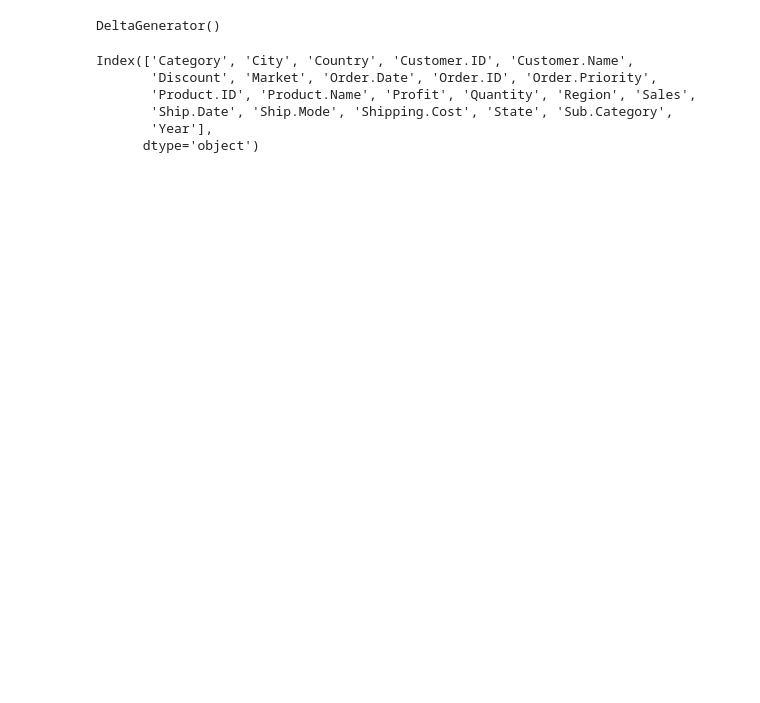
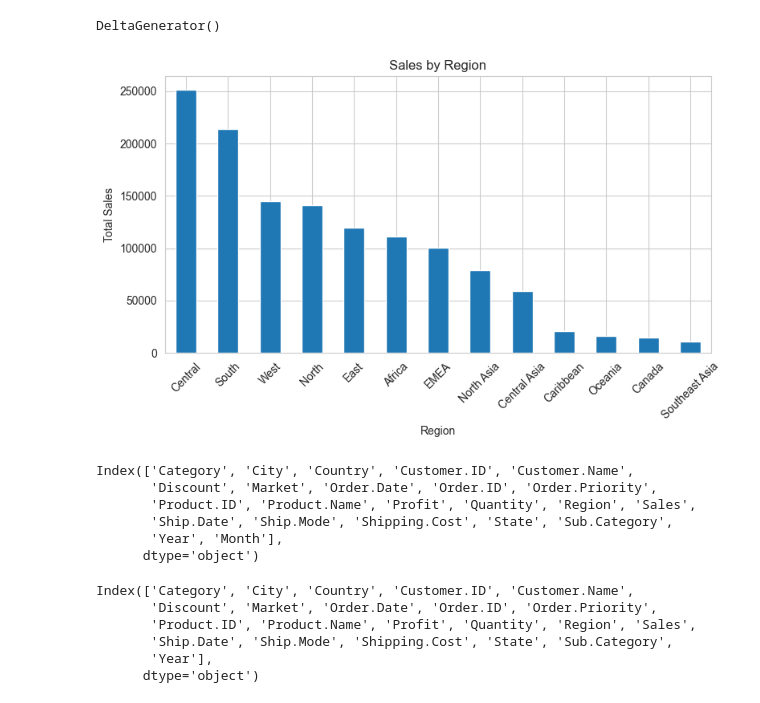
Before and after one commit to vivek31594-collab/sales-performance-dashboard, a Jupyter notebook: 2_notebooks/salesanalysis.ipynb, the cells around one changed output. Saved outputs shown, nothing was run; the diff lists cells and outputs as text; code cells hidden in the pictures; blank space fills up the shorter version.

```diff
--- a/2_notebooks/salesanalysis.ipynb
+++ b/2_notebooks/salesanalysis.ipynb
@@ -331,6 +331,32 @@ st.plotly_chart(fig_region, use_container_width=True)
 2026-03-15 21:04:15.134 Thread 'MainThread': missing ScriptRunContext! This warning can be ignored when running in bare mode.
 2026-03-15 21:04:15.136 Thread 'MainThread': missing ScriptRunContext! This warning can be ignored when running in bare mode.
 DeltaGenerator()
+# %%
+import matplotlib.pyplot as plt
+
+region_sales = df.groupby("Region")["Sales"].sum().sort_values(ascending=False)
+
+plt.figure(figsize=(8,5))
+region_sales.plot(kind="bar")
+
+plt.title("Sales by Region")
+plt.xlabel("Region")
+plt.ylabel("Total Sales")
+
+plt.xticks(rotation=45)
+plt.tight_layout()
+plt.show()
+# %% [output]
+[figure, added]
+# %%
+print(df.columns)
+# %% [output]
+Index(['Category', 'City', 'Country', 'Customer.ID', 'Customer.Name',
+       'Discount', 'Market', 'Order.Date', 'Order.ID', 'Order.Priority',
+       'Product.ID', 'Product.Name', 'Profit', 'Quantity', 'Region', 'Sales',
+       'Ship.Date', 'Ship.Mode', 'Shipping.Cost', 'State', 'Sub.Category',
+       'Year', 'Month'],
+      dtype='object')
 # %%
 # Reload using your fixed load_data function
 df = load_data("../1_data/raw/salesdata.csv")
```
